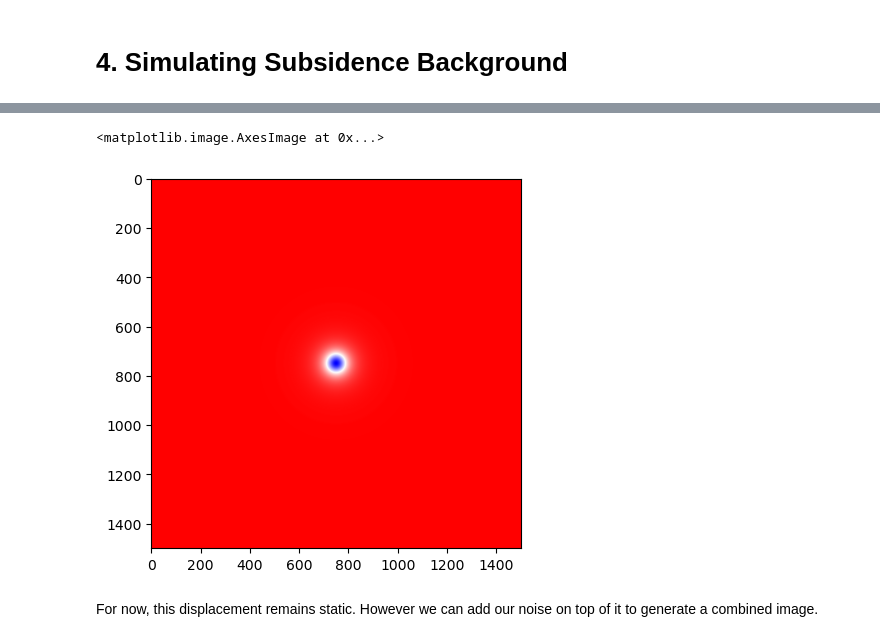
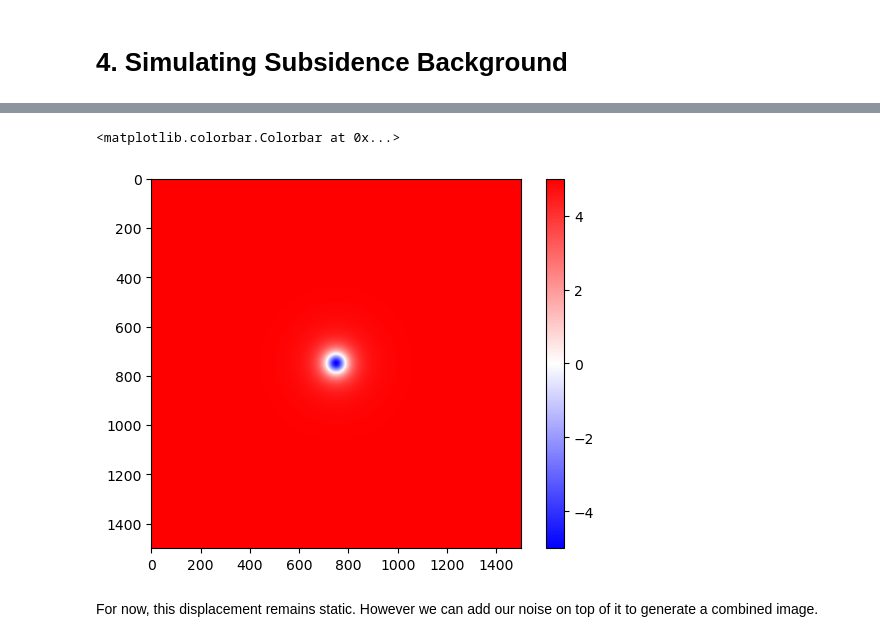
Before and after one commit to Mannvika/KyodaiNaturalResourceLab, a Jupyter notebook: InSARNoise.ipynb, the cells around one changed output, grey strips where cells are left out. Saved outputs shown, nothing was run; the diff lists cells and outputs as text; code cells hidden in the pictures.

```diff
--- a/InSARNoise.ipynb
+++ b/InSARNoise.ipynb
@@ -114,17 +115,24 @@ def generate_vertical_displacement(size, D=50, delta_P=1.0, nu=0.25, cm=1.0, V=1
     r = np.sqrt((x - cx)**2 + (y - cy)**2)
 
     factor = -1 / (np.pi * cm * (1 - nu)) * delta_P * V
-    uz = factor * (D / ((r**2 + D**2)**1.5))
 
-    uz = uz / np.max(np.abs(uz)) * max_disp_cm
+    uz_raw = factor * (D / ((r**2 + D**2)**1.5))
+
+    min_val = np.min(uz_raw)
+
+    A = -2 * max_disp_cm / min_val
+    B = max_disp_cm
+
+    uz = A * uz_raw + B
 
     return uz
 # %%
 test_sub = generate_vertical_displacement(size)
 plt.imshow(test_sub, cmap='bwr')
+plt.colorbar()
 # %% [output]
-<matplotlib.image.AxesImage at 0x...>
+<matplotlib.colorbar.Colorbar at 0x...>
-[figure, old version]
+[figure, new version]
 # %% [markdown]
 For now, this displacement remains static. However we can add our noise on top of it to generate a combined image.
 # %%
```
Also changed, not shown: parts of 2 cells of this notebook.
